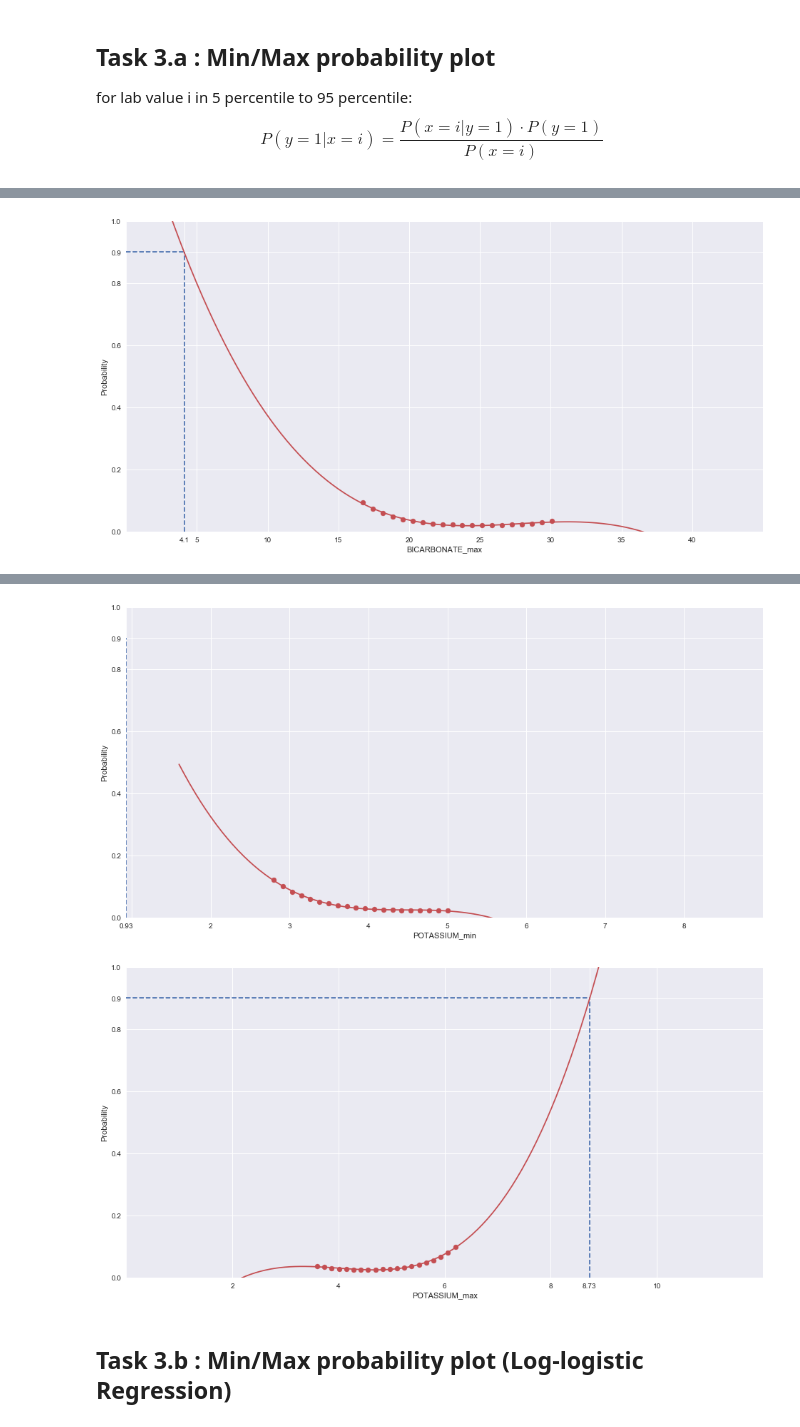
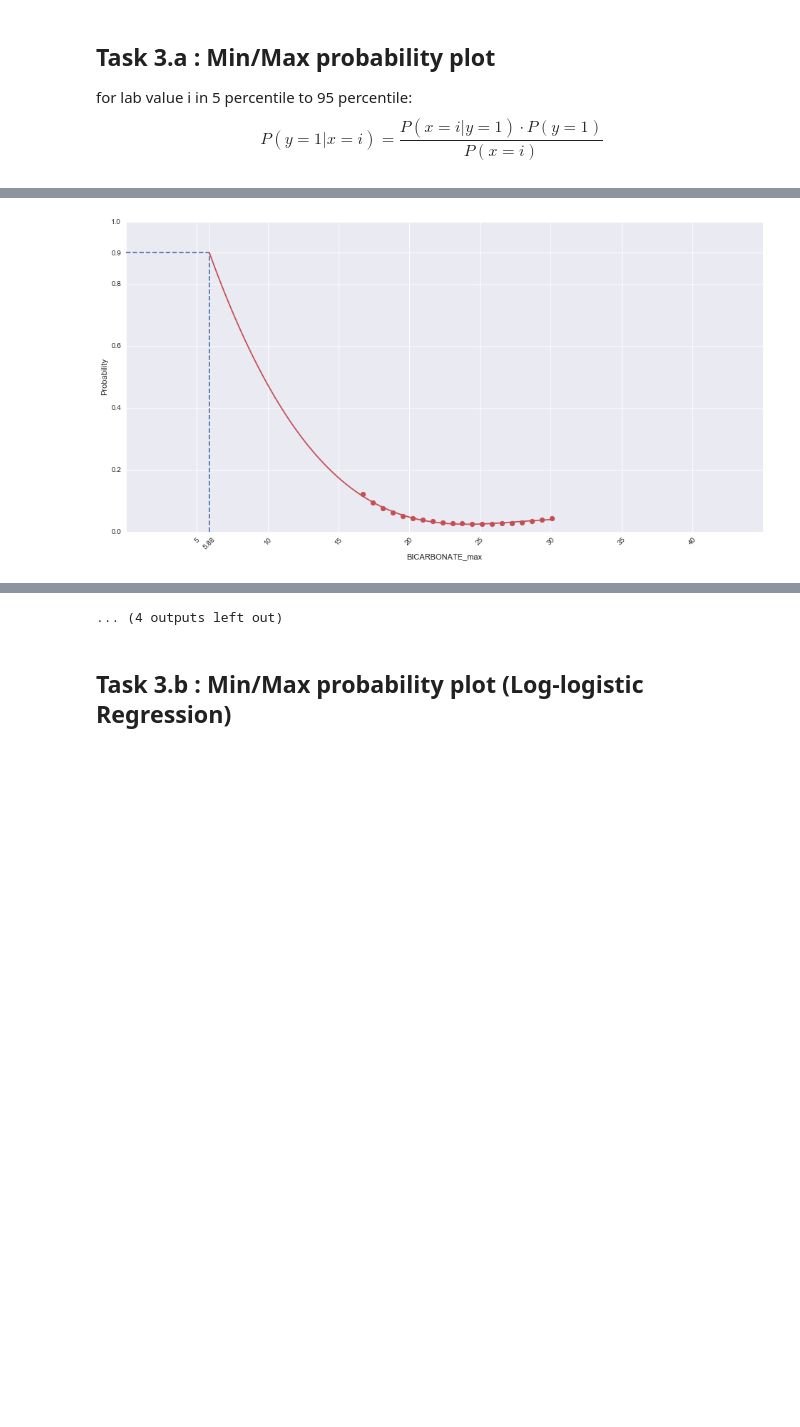
Before and after one commit to DuHao10086/ICPLM2017, a Jupyter notebook: Experiment.ipynb, the cells around one changed output, grey strips where cells are left out. Saved outputs shown, nothing was run; the diff lists cells and outputs as text; code cells hidden in the pictures; blank space fills up the shorter version.

Commit message:
Add lab, change plot range

```diff
--- a/Experiment.ipynb
+++ b/Experiment.ipynb
@@ -72,7 +74,7 @@ Number of teenage patients in ICU and general wards: 25309
 # %%
 # No BUN CALCIUM TOTAL? Creatinine Hemoglobin Platelet
 # Exclude LACTATE because cohort too small
-total_labs = ['SODIUM', 'BICARBONATE', 'CHLORIDE',
+total_labs = ['SODIUM', 'BICARBONATE', 'CHLORIDE', 'GLUCOSE',
               'LACTATE', 'MAGNESIUM', 'PHOSPHATE', 'POTASSIUM']
 # %%
 def addcol(x, lab_values=total_labs):
@@ -272,8 +277,8 @@ for lab in lab_minmax:
     _x = []
     _y = []
 
-    #p_y_1 = y.sum() / y.shape[0]
-    p_y_1 = 763.0 / 25309.0
+    p_y_1 = y.sum() / y.shape[0]
+    #p_y_1 = 763.0 / 25309.0
     x_mean = np.mean(X)
     x_std = np.std(X)
     x_norm = scipy.stats.norm(x_mean, x_std)
@@ -294,8 +299,9 @@ for lab in lab_minmax:
         #print(X_pos_norm.pdf(i))
         #print(x_norm.pdf(i))
         #print(_p)
-        _x.append(i)
-        _y.append(_p)
+        if _p < 1 and _p > 0:
+            _x.append(i)
+            _y.append(_p)
     ax.scatter(x=_x, y=_y, c='r')
     #print(_x)
     #print(_y)
@@ -315,8 +321,8 @@ for lab in lab_minmax:
         if i.imag == 0: x_plot = i.real
     plt.plot((0, x_plot), (.9, .9), 'b-', linestyle='--')
     plt.plot((x_plot, x_plot), (0, .9), 'b-', linestyle='--')
-    #xp = np.linspace(tenth, _max, 100) if lab[-3:]=='max' else np.linspace(_min, nintieth, 100)
-    xp = np.linspace(_min, _max, 100)
+    xp = np.linspace(min(tenth, x_plot), max(nintieth, x_plot), 100)
+    #xp = np.linspace(_min, _max, 80)
     #print(_x)
 
     plt.plot(_x, _y, '.', xp, p(xp), '-', color='r')
@@ -339,7 +345,7 @@ for lab in lab_minmax:
     locs.append(x_plot)
     ylabels.append(0.9)
     ylocs.append(0.9)
-    ax.set_xticklabels(labels)
+    ax.set_xticklabels(labels, rotation=45)
     ax.set_xticks(locs)
     ax.set_yticklabels(ylabels)
     ax.set_yticks(ylocs)
@@ -350 +356 @@ for lab in lab_minmax:
-[figure, old version]
+[figure, new version]
@@ -359,5 +365,4 @@ for lab in lab_minmax:
-[figure, removed]
-[figure, removed]
+... (4 outputs left out)
 # %% [markdown]
 ## Task 3.b : Min/Max probability plot (Log-logistic Regression)
 # %%
```
Also changed, not shown: parts of 11 cells of this notebook.
